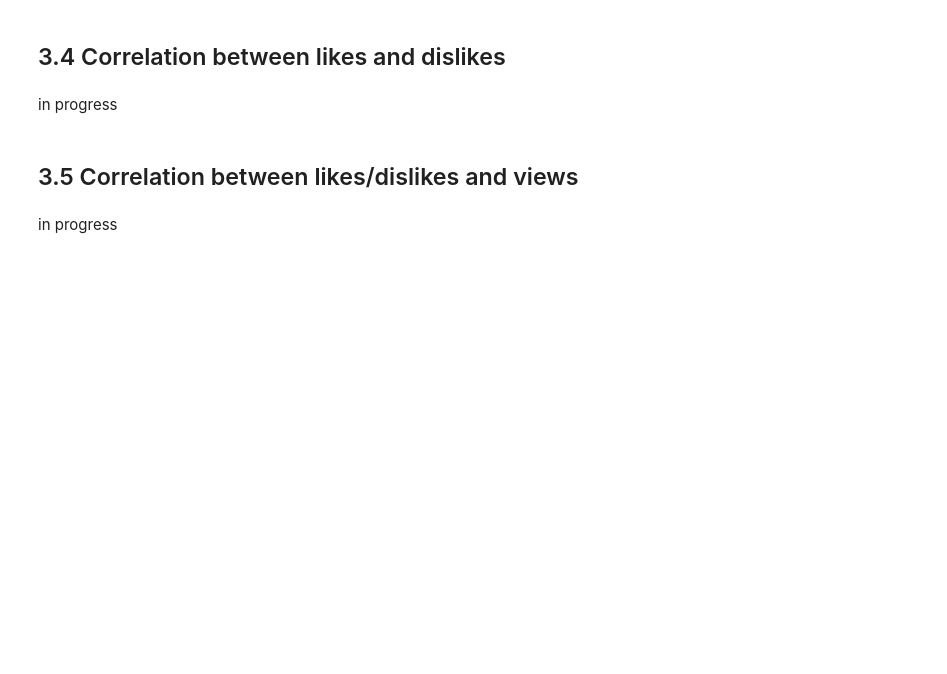
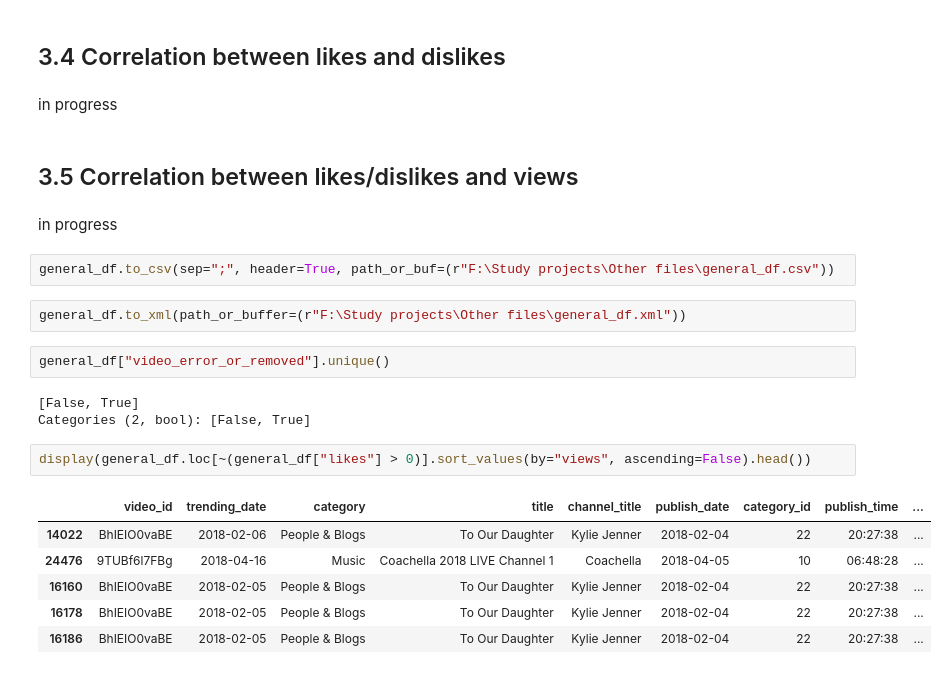
Before and after one commit to Inveterate-Enthusiast/YouTube-trends, a Jupyter notebook: jupyter.ipynb, the cells around one changed output. Saved outputs shown, nothing was run; the diff lists cells and outputs as text; blank space fills up the shorter version.

```diff
--- a/jupyter.ipynb
+++ b/jupyter.ipynb
@@ -1838,3 +1838,21 @@ in progress
 ## 3.5 Correlation between likes/dislikes and views
 # %% [markdown]
 in progress
+# %%
+general_df.to_csv(sep=";", header=True, path_or_buf=(r"F:\Study projects\Other files\general_df.csv"))
+# %%
+general_df.to_xml(path_or_buffer=(r"F:\Study projects\Other files\general_df.xml"))
+# %%
+general_df["video_error_or_removed"].unique()
+# %% [output]
+[False, True]
+Categories (2, bool): [False, True]
+# %%
+display(general_df.loc[~(general_df["likes"] > 0)].sort_values(by="views", ascending=False).head())
+# %% [output]
+|  | video_id | trending_date | category | title | channel_title | publish_date | category_id | publish_time | ... |
+| 14022 | BhIEIO0vaBE | 2018-02-06 | People & Blogs | To Our Daughter | Kylie Jenner | 2018-02-04 | 22 | 20:27:38 | ... |
+| 24476 | 9TUBf6l7FBg | 2018-04-16 | Music | Coachella 2018 LIVE Channel 1 | Coachella | 2018-04-05 | 10 | 06:48:28 | ... |
+| 16160 | BhIEIO0vaBE | 2018-02-05 | People & Blogs | To Our Daughter | Kylie Jenner | 2018-02-04 | 22 | 20:27:38 | ... |
+| 16178 | BhIEIO0vaBE | 2018-02-05 | People & Blogs | To Our Daughter | Kylie Jenner | 2018-02-04 | 22 | 20:27:38 | ... |
+| 16186 | BhIEIO0vaBE | 2018-02-05 | People & Blogs | To Our Daughter | Kylie Jenner | 2018-02-04 | 22 | 20:27:38 | ... |
```
Also changed, not shown: parts of 8 cells of this notebook, 1 other file.
